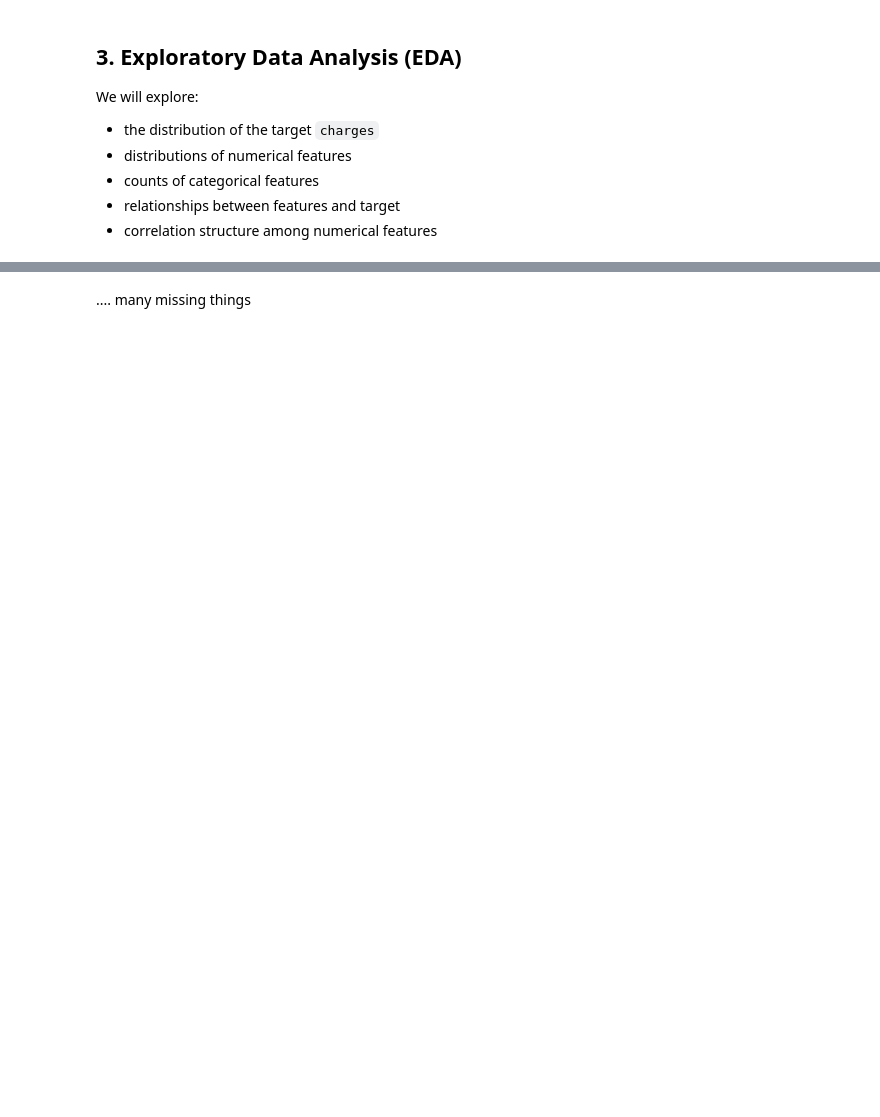
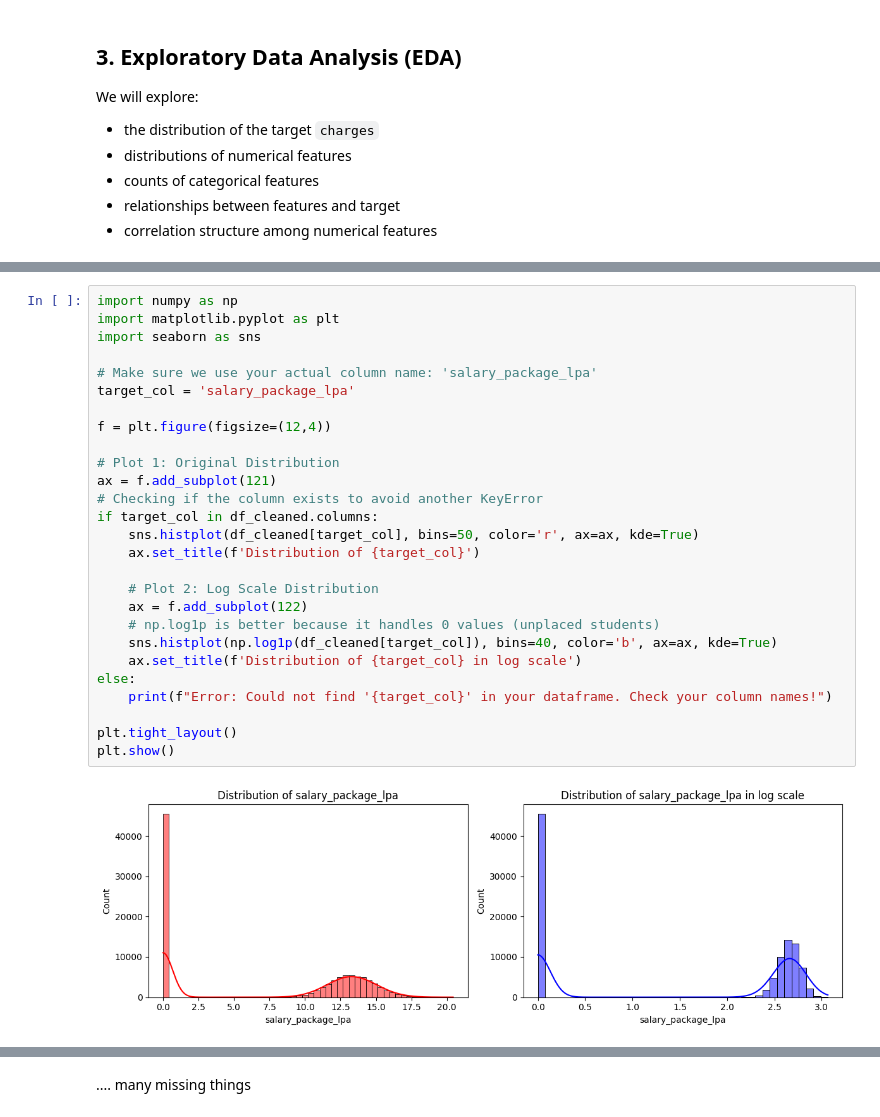
Before and after one commit to JoAz06/Workshop2Project, a Jupyter notebook: regression.ipynb, the cells around one changed output, grey strips where cells are left out. Drawn from its saved outputs; the diff is of its cells as text; blank space fills up the shorter version.

```diff
--- a/regression.ipynb
+++ b/regression.ipynb
@@ -199,3 +206,32 @@ for i, column in enumerate(numeric_cols):
     sns.histplot(df[column],ax=axes[i//n_cols,i%n_cols], kde=True, discrete=True)
 # %% [output]
 [figure]
+# %%
+import numpy as np
+import matplotlib.pyplot as plt
+import seaborn as sns
+
+# Make sure we use your actual column name: 'salary_package_lpa'
+target_col = 'salary_package_lpa'
+
+f = plt.figure(figsize=(12,4))
+
+# Plot 1: Original Distribution
+ax = f.add_subplot(121)
+# Checking if the column exists to avoid another KeyError
+if target_col in df_cleaned.columns:
+    sns.histplot(df_cleaned[target_col], bins=50, color='r', ax=ax, kde=True)
+    ax.set_title(f'Distribution of {target_col}')
+
+    # Plot 2: Log Scale Distribution
+    ax = f.add_subplot(122)
+    # np.log1p is better because it handles 0 values (unplaced students)
+    sns.histplot(np.log1p(df_cleaned[target_col]), bins=40, color='b', ax=ax, kde=True)
+    ax.set_title(f'Distribution of {target_col} in log scale')
+else:
+    print(f"Error: Could not find '{target_col}' in your dataframe. Check your column names!")
+
+plt.tight_layout()
+plt.show()
+# %% [output]
+[figure, added]
```
Also changed, not shown: parts of 26 cells of this notebook.
